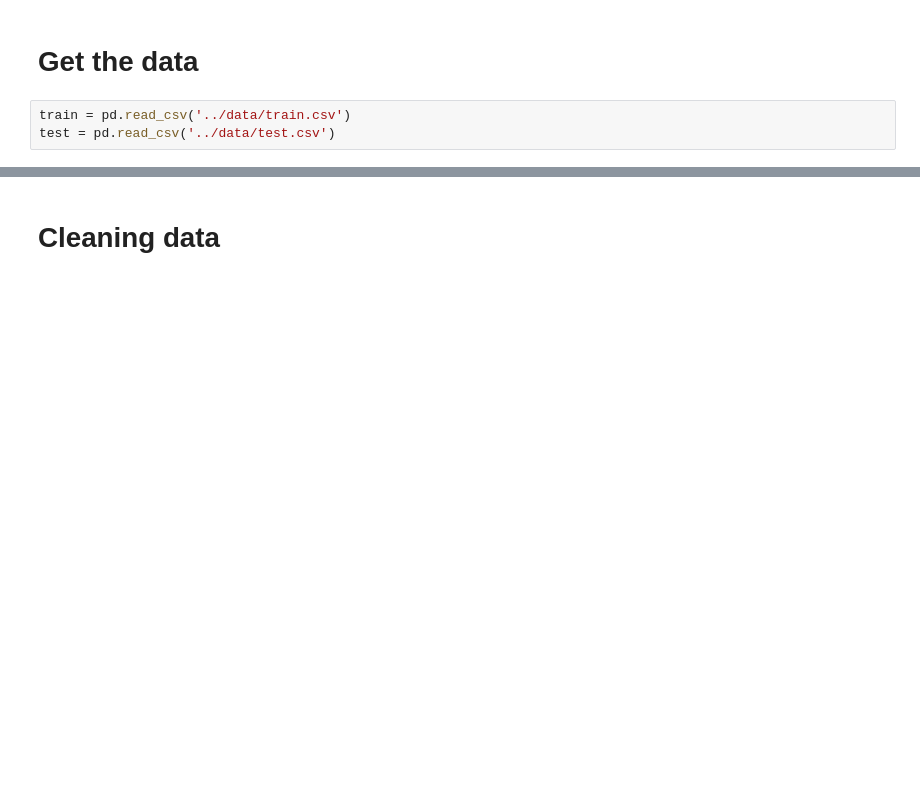
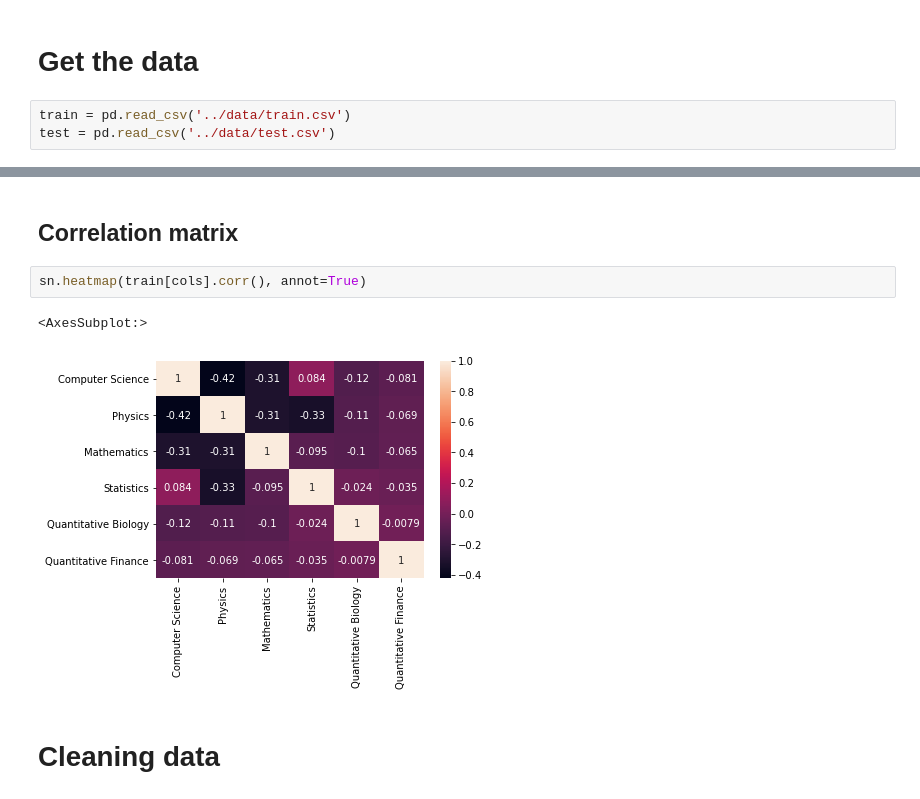
Before and after one commit to Jumaruba/MultiLabelClassification, a Jupyter notebook: src/main.ipynb, the cells around one changed output, grey strips where cells are left out. Cells and saved outputs as stored; diff of their text form; blank space fills up the shorter version.

```diff
--- a/src/main.ipynb
+++ b/src/main.ipynb
@@ -22,3 +39,10 @@ test = pd.read_csv('../data/test.csv')
+# %% [markdown]
+## Correlation matrix
+# %%
+sn.heatmap(train[cols].corr(), annot=True)
+# %% [output]
+<AxesSubplot:>
+[figure, added]
 # %% [markdown]
 # Cleaning data
 # %% [markdown]
```
Also changed, not shown: parts of 6 cells of this notebook.
